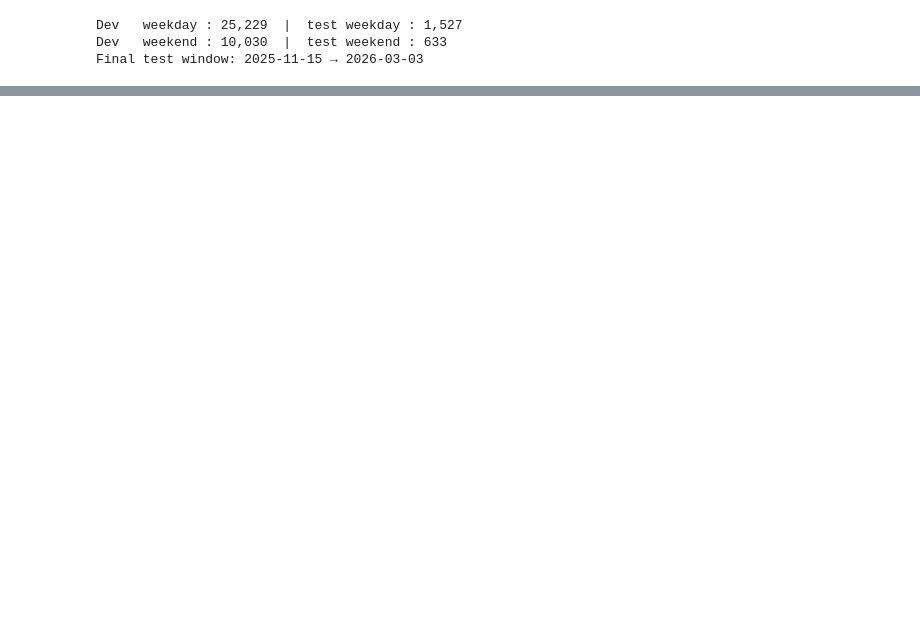
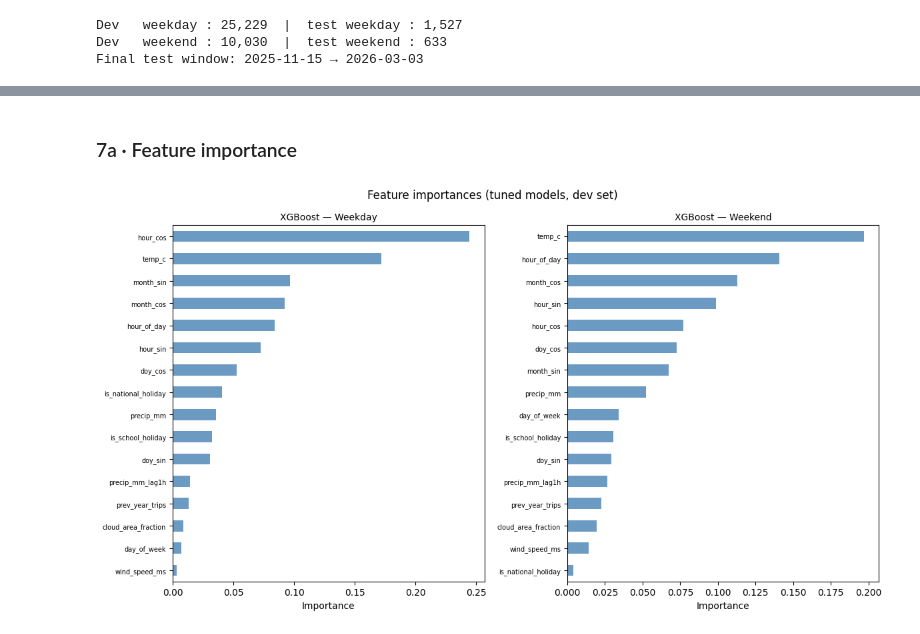
Before and after one commit to DylanKreynen/BysykkelForecast, a Jupyter notebook: 02_model.ipynb, the cells around one changed output, grey strips where cells are left out. Saved outputs shown, nothing was run; the diff lists cells and outputs as text; code cells hidden in the pictures; blank space fills up the shorter version.

```diff
--- a/02_model.ipynb
+++ b/02_model.ipynb
@@ -246,8 +185,6 @@ feature_cols = (
     + ["prev_year_trips"]
     # Holiday flags
     + flag_cols
-    # Dry spell
-    + ["consecutive_dry_days"]
 )
 
 # Keep only columns that actually exist
@@ -514,16 +385,0 @@ Weekend 58.120 ± 33.243
-# %%
-metrics   = ["MAE", "RMSE", "R2", "MAPE"]
-fig, axes = plt.subplots(1, 4, figsize=(14, 4))
-
-for ax, metric in zip(axes, metrics):
-    means = [np.mean([f[metric] for f in all_results[n]]) for n in MODELS]
-    stds  = [np.std( [f[metric] for f in all_results[n]]) for n in MODELS]
-    ax.bar(MODELS.keys(), means, yerr=stds, capsize=6,
-           color=["steelblue", "coral"], alpha=0.8)
-    ax.set_title(metric)
-    if metric != "R2":
-        ax.set_ylim(bottom=0)
-
-plt.suptitle("CV performance — Weekday vs Weekend XGBoost", fontsize=12)
-plt.tight_layout()
-plt.show()
@@ -567,14 +385,0 @@ Feature importances for each XGBoost model, trained on all data of its respectiv
-# %%
-fig, axes = plt.subplots(1, 2, figsize=(12, 0.35 * len(FEATURE_COLS) + 1))
-
-for ax, (name, (Xi, yi)) in zip(axes, SPLITS.items()):
-    MODELS[name].fit(Xi, yi)
-    imp = pd.Series(MODELS[name].feature_importances_, index=FEATURE_COLS).sort_values()
-    imp.plot.barh(ax=ax, color="steelblue", alpha=0.8)
-    ax.set_title(f"XGBoost — {name}", fontsize=10)
-    ax.set_xlabel("Importance")
-    ax.tick_params(axis="y", labelsize=7)
-
-plt.suptitle("Feature importances (full dataset per day type)", fontsize=12)
-plt.tight_layout()
-plt.show()
@@ -644,0 +448,17 @@ for name, (Xi_dev, yi_dev) in DEV_SPLITS.items():
+# %% [markdown]
+### 7a · Feature importance
+# %%
+fig, axes = plt.subplots(1, 2, figsize=(12, 0.35 * len(FEATURE_COLS) + 1))
+
+for ax, (name, model) in zip(axes, tuned_models.items()):
+    imp = pd.Series(model.feature_importances_, index=FEATURE_COLS).sort_values()
+    imp.plot.barh(ax=ax, color="steelblue", alpha=0.8)
+    ax.set_title(f"XGBoost — {name}", fontsize=10)
+    ax.set_xlabel("Importance")
+    ax.tick_params(axis="y", labelsize=7)
+
+plt.suptitle("Feature importances (tuned models, dev set)", fontsize=12)
+plt.tight_layout()
+plt.show()
+# %% [output]
+[figure, added]
```
Also changed, not shown: parts of 34 cells of this notebook, 5 other files.
